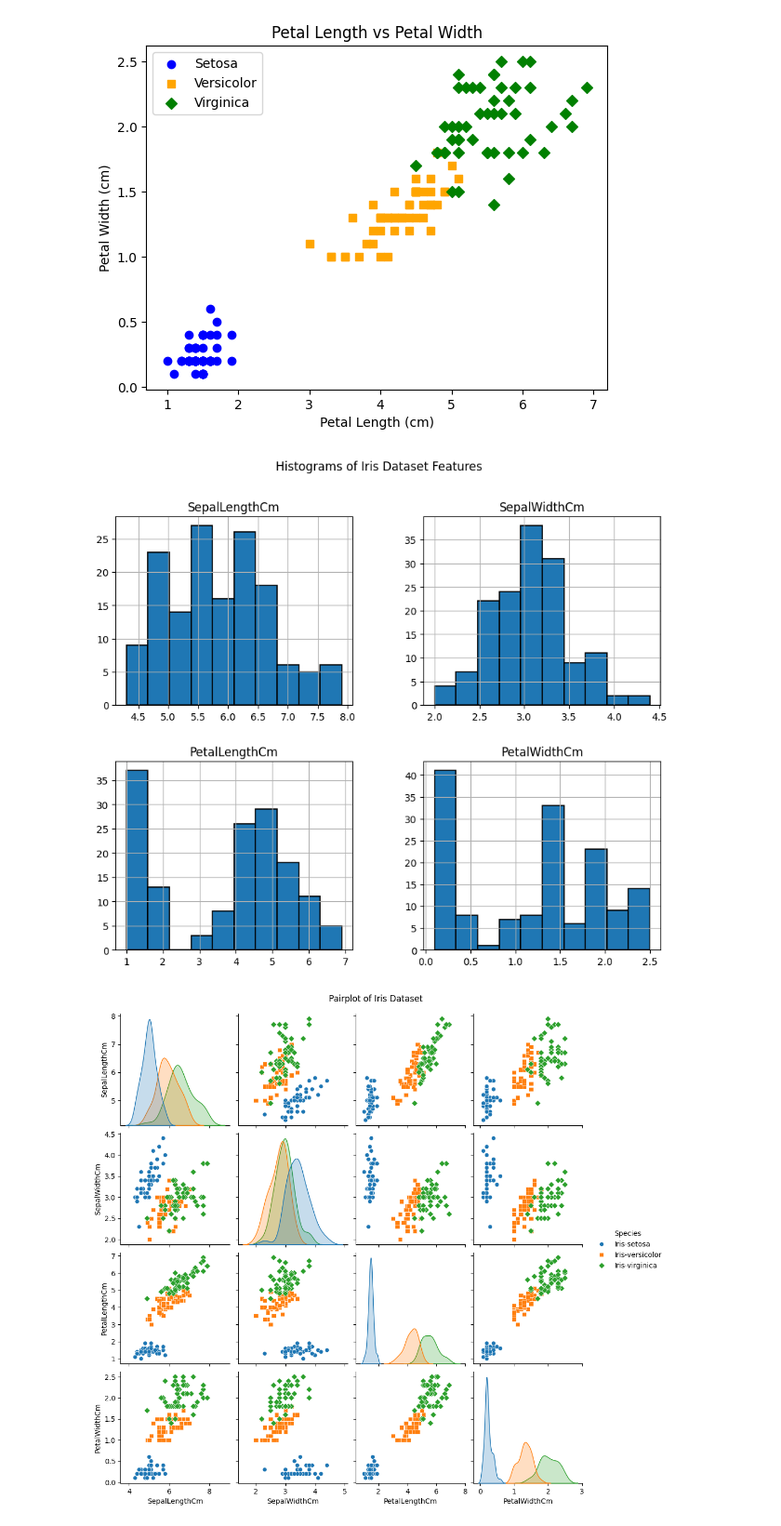
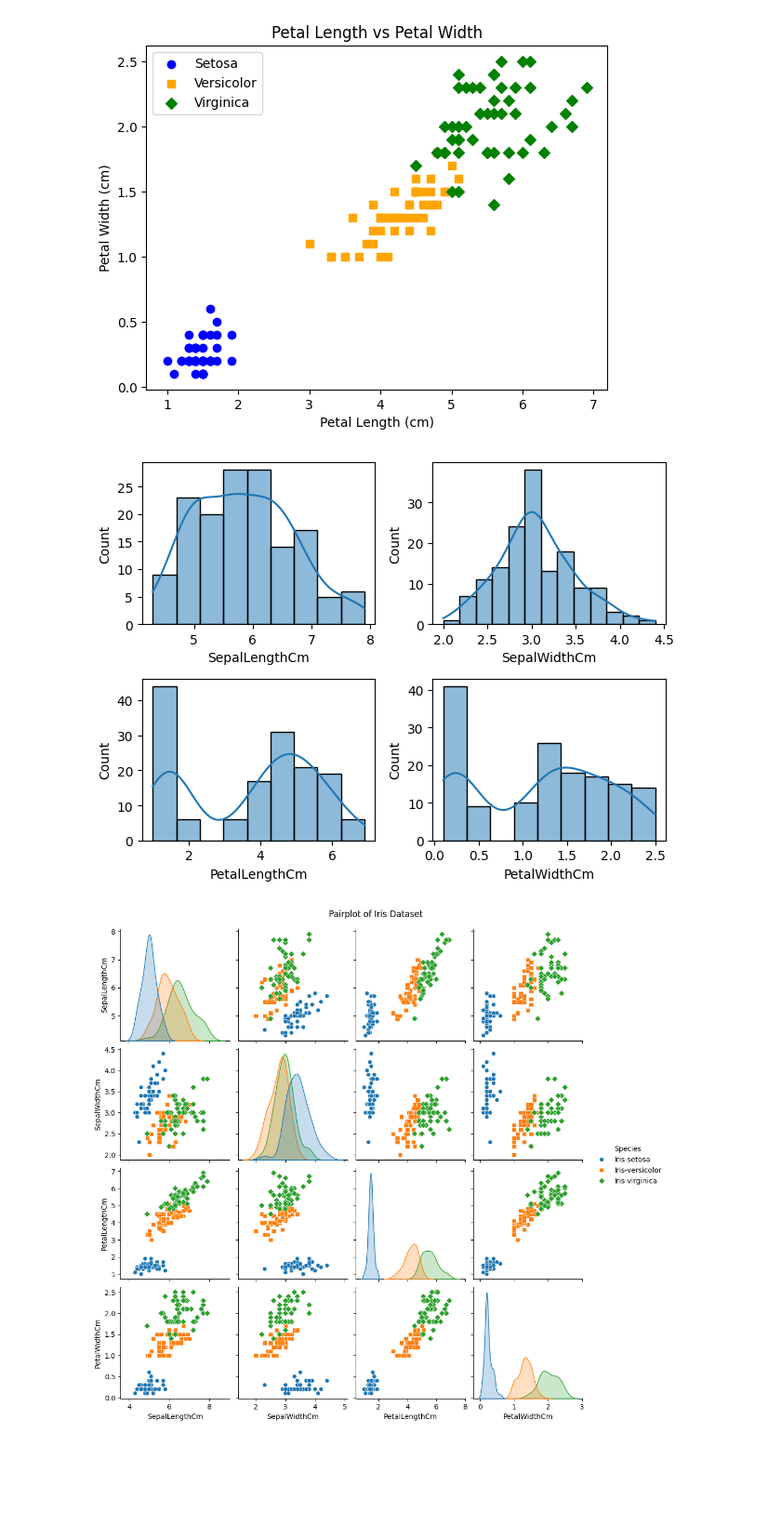
Before and after one commit to Lovjoy/Iris-EDA-and-Machine-Learning, a Jupyter notebook: EDA.ipynb, the cells around one changed output. Shown at 93% size. Saved outputs shown, nothing was run; the diff lists cells and outputs as text; code cells hidden in the pictures; blank space fills up the shorter version.

```diff
--- a/EDA.ipynb
+++ b/EDA.ipynb
@@ -99,11 +128,13 @@ plt.show()
 # %% [output]
 [figure]
 # %%
-iris.hist(edgecolor='black', linewidth=1.2)
-plt.suptitle('Histograms of Iris Dataset Features')
-fig = plt.gcf()
-fig.set_size_inches(10, 8)
+x_numeric = iris.select_dtypes(include=[np.number])
+
+for i, column in enumerate(x_numeric.columns):
+    plt.subplot(2, 2, i + 1)
+    sns.histplot(iris[column], kde=True)
+plt.tight_layout()
 plt.show()
 # %% [output]
-[figure, old version]
+[figure, new version]
 # %%
```
Also changed, not shown: parts of 24 cells of this notebook.
